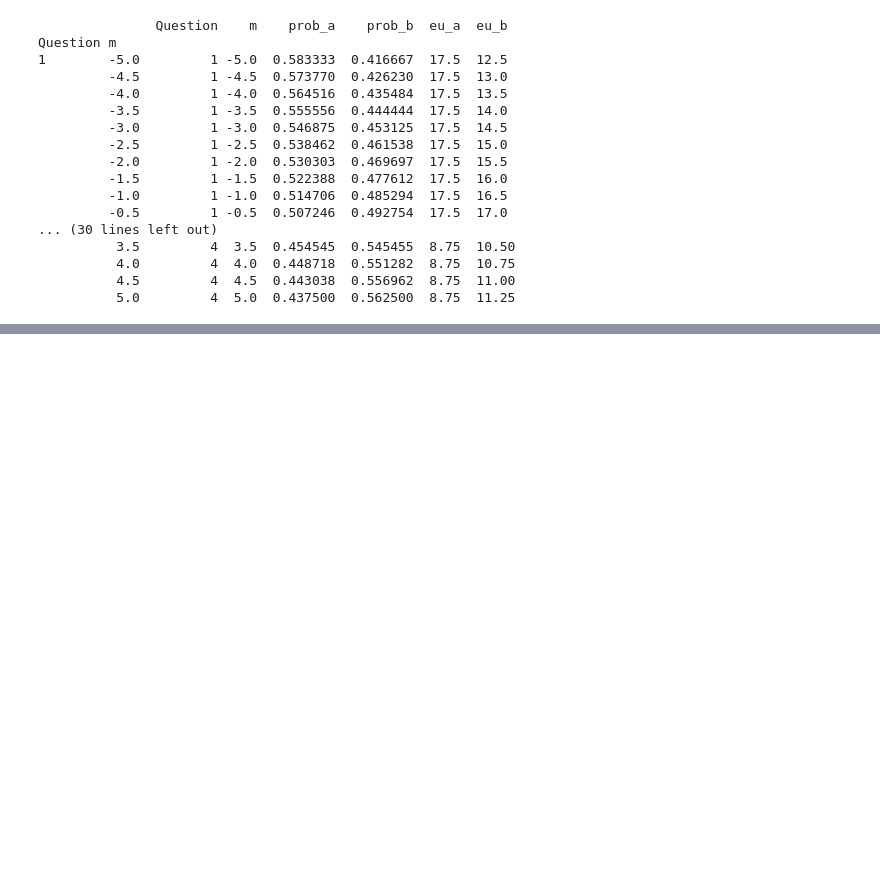
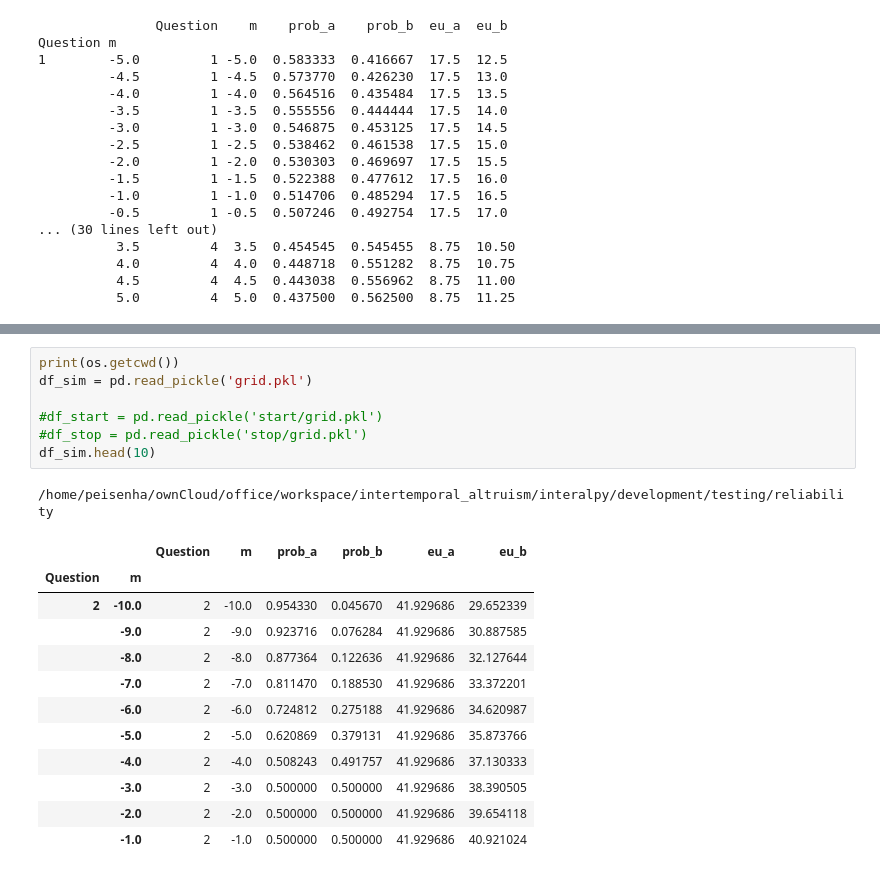
Before and after one commit to briqInstitute/interalpy, a Jupyter notebook: development/working/explorations.ipynb, the cells around one changed output, grey strips where cells are left out. Drawn from its saved outputs; the diff is of its cells as text; blank space fills up the shorter version.

```diff
--- a/development/working/explorations.ipynb
+++ b/development/working/explorations.ipynb
@@ -155,0 +152,21 @@ for _ in range(1000):
+# %%
+print(os.getcwd())
+df_sim = pd.read_pickle('grid.pkl')
+
+#df_start = pd.read_pickle('start/grid.pkl')
+#df_stop = pd.read_pickle('stop/grid.pkl')
+df_sim.head(10)
+# %% [output]
+/home/peisenha/ownCloud/office/workspace/intertemporal_altruism/interalpy/development/testing/reliability
+|  |  | Question | m | prob_a | prob_b | eu_a | eu_b |
+| Question | m |  |  |  |  |  |  |
+| 2 | -10.0 | 2 | -10.0 | 0.954330 | 0.045670 | 41.929686 | 29.652339 |
+|  | -9.0 | 2 | -9.0 | 0.923716 | 0.076284 | 41.929686 | 30.887585 |
+|  | -8.0 | 2 | -8.0 | 0.877364 | 0.122636 | 41.929686 | 32.127644 |
+|  | -7.0 | 2 | -7.0 | 0.811470 | 0.188530 | 41.929686 | 33.372201 |
+|  | -6.0 | 2 | -6.0 | 0.724812 | 0.275188 | 41.929686 | 34.620987 |
+|  | -5.0 | 2 | -5.0 | 0.620869 | 0.379131 | 41.929686 | 35.873766 |
+|  | -4.0 | 2 | -4.0 | 0.508243 | 0.491757 | 41.929686 | 37.130333 |
+|  | -3.0 | 2 | -3.0 | 0.500000 | 0.500000 | 41.929686 | 38.390505 |
+|  | -2.0 | 2 | -2.0 | 0.500000 | 0.500000 | 41.929686 | 39.654118 |
+|  | -1.0 | 2 | -1.0 | 0.500000 | 0.500000 | 41.929686 | 40.921024 |
```
Also changed, not shown: parts of 4 cells of this notebook, 6 other files.
